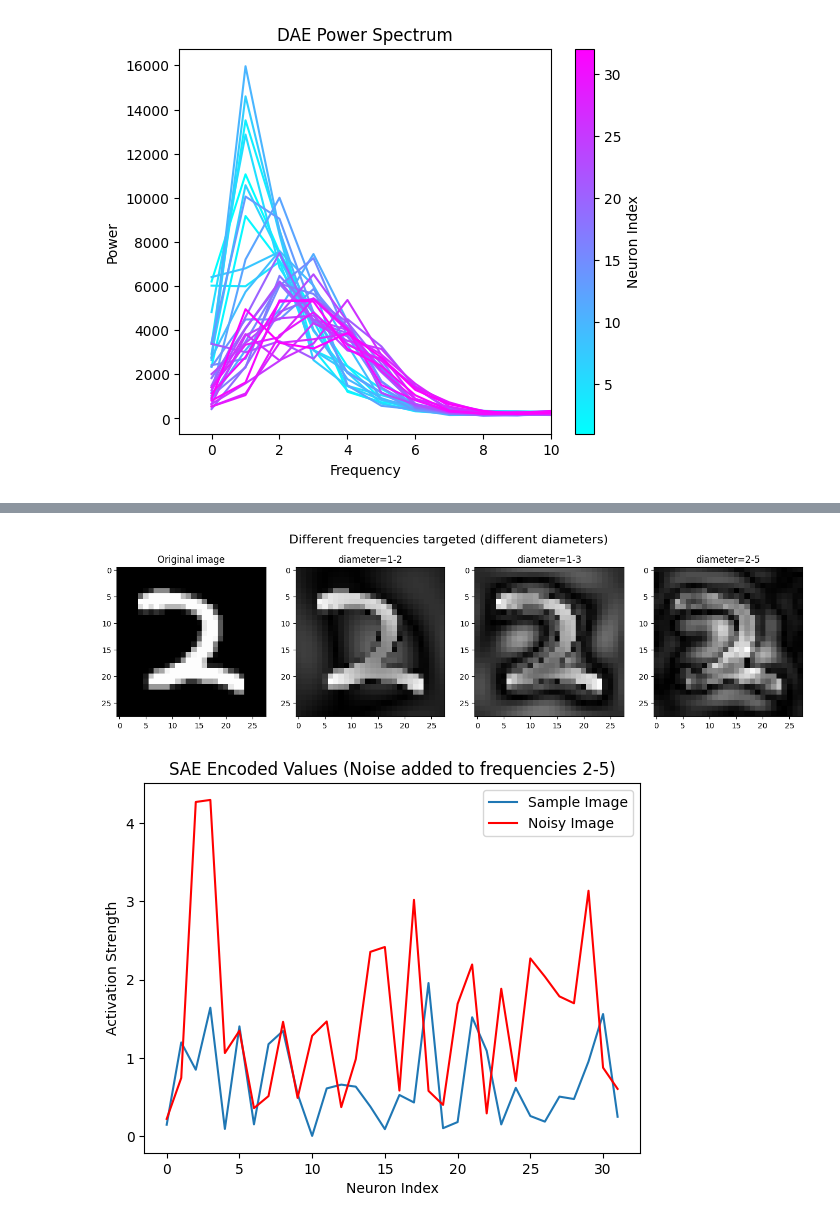
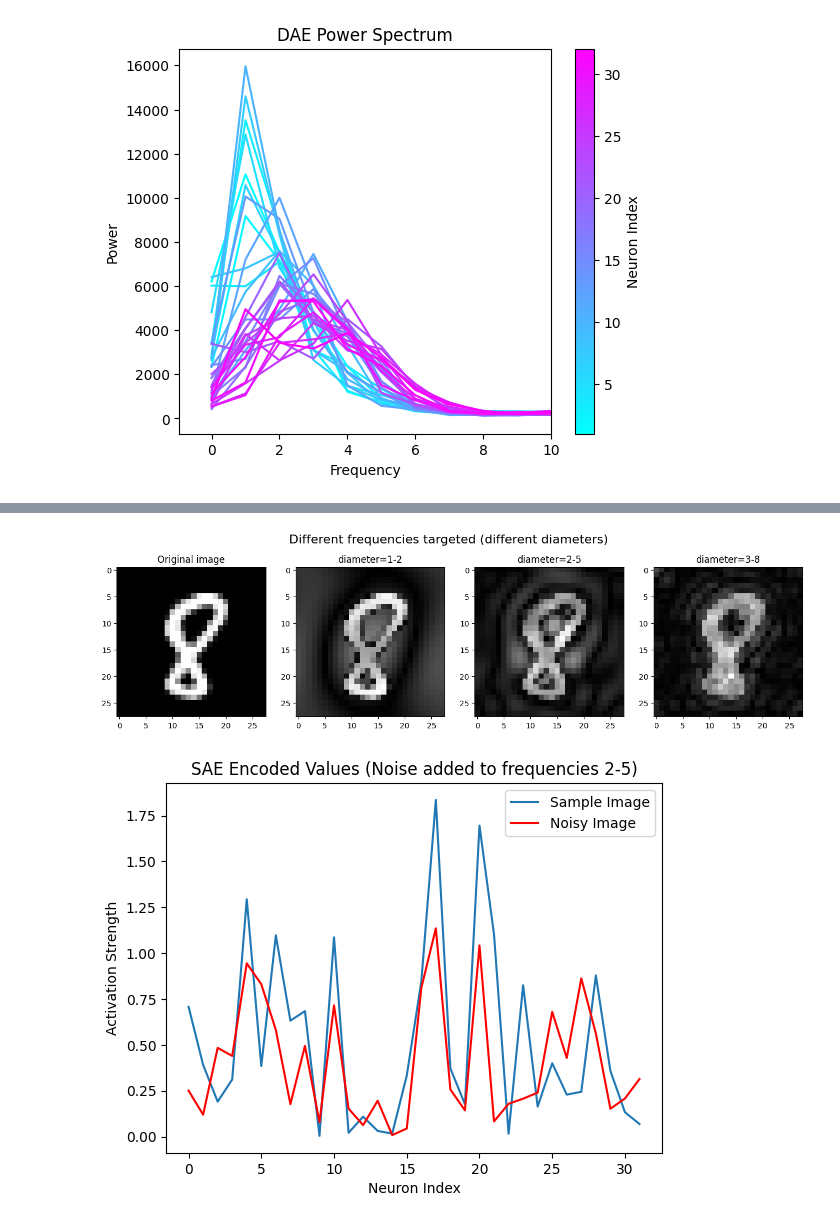
Before and after one commit to DiJam20/developing-autoencoders, a Jupyter notebook: 13_Finding_RF_Frequency.ipynb, the cells around one changed output, grey strips where cells are left out. Drawn from its saved outputs; the diff is of its cells as text; code cells hidden in the pictures.

```diff
--- a/13_Finding_RF_Frequency.ipynb
+++ b/13_Finding_RF_Frequency.ipynb
@@ -467,7 +467,7 @@ def add_frequency_noise(image, noise_level=1, inner_diameter=3, outer_diameter=7
 
     # Noise in given frequency range
     noise = np.random.randn(*image.shape)
-    noise = noise_level * noise * ring_mask
+    noise = np.abs(noise_level * noise * ring_mask)
 
     # Leave rest of frequencies as is
     not_ring_mask = ~ring_mask
@@ -543,31 +647,31 @@ plt.imshow(np.abs(img_reco), cmap='gray')
 # %%
-sample_image = train_images[2, 0]
+sample_image = train_images[3, 0]
 
 fig = plt.figure(figsize=(16, 4))
 fig.suptitle("Different frequencies targeted (different diameters)", fontsize=16)
 
 ax  = fig.add_subplot(1,4,1)
 ax.imshow(sample_image, cmap='gray')
 ax.set_title("Original image")
 
 ax  = fig.add_subplot(1,4,2)
-ax.imshow(add_frequency_noise(sample_image, noise_level=1, inner_diameter=1, outer_diameter=2), cmap='gray')
+ax.imshow(add_frequency_noise(sample_image, noise_level=2, inner_diameter=1, outer_diameter=2), cmap='gray')
 ax.set_title("diameter=1-2")
 
 ax  = fig.add_subplot(1,4,3)
-ax.imshow(add_frequency_noise(sample_image, noise_level=1, inner_diameter=1, outer_diameter=3), cmap='gray')
-ax.set_title("diameter=1-3")
+ax.imshow(add_frequency_noise(sample_image, noise_level=2, inner_diameter=2, outer_diameter=5), cmap='gray')
+ax.set_title("diameter=2-5")
 
 ax  = fig.add_subplot(1,4,4)
-ax.imshow(add_frequency_noise(sample_image, noise_level=1, inner_diameter=2, outer_diameter=5), cmap='gray')
-ax.set_title("diameter=2-5")
+ax.imshow(add_frequency_noise(sample_image, noise_level=2, inner_diameter=5, outer_diameter=8), cmap='gray')
+ax.set_title("diameter=3-8")
 
 plt.show()
 # %% [output]
-[figure, old version]
+[figure, new version]
 # %%
-sample_image = train_images[2, 0]
-noisy_image = add_frequency_noise(sample_image, noise_level=100, inner_diameter=2, outer_diameter=5)
+sample_image = train_images[3, 0]
+noisy_image = add_frequency_noise(sample_image, noise_level=10, inner_diameter=2, outer_diameter=5)
 
 with torch.no_grad():
     sample_input = torch.tensor(sample_image, dtype=torch.float32).to('cpu').reshape(-1)
@@ -586,7 +690,7 @@ plt.title('SAE Encoded Values (Noise added to frequencies 2-5)')
 plt.legend()
 plt.show()
 # %% [output]
-[figure, old version]
+[figure, new version]
 # %%
 sample_image = train_images[2, 0]
 noisy_image = add_frequency_noise(sample_image, noise_level=100, inner_diameter=1, outer_diameter=2)
```
Also changed, not shown: parts of 14 cells of this notebook.
